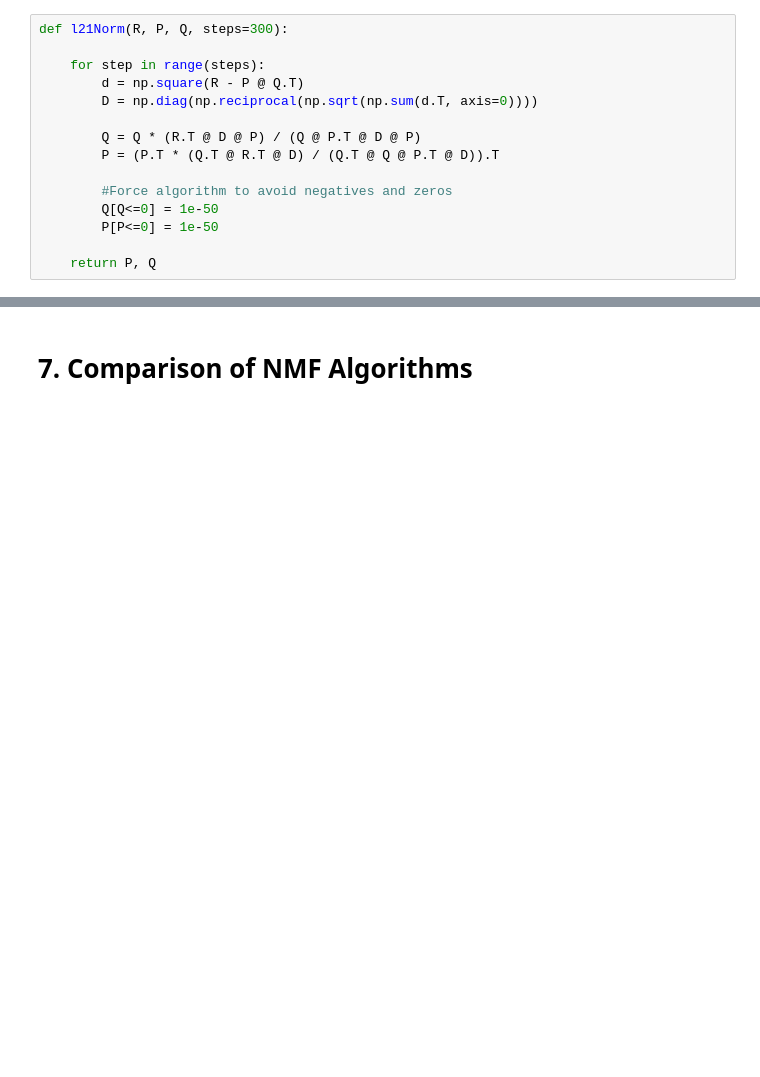
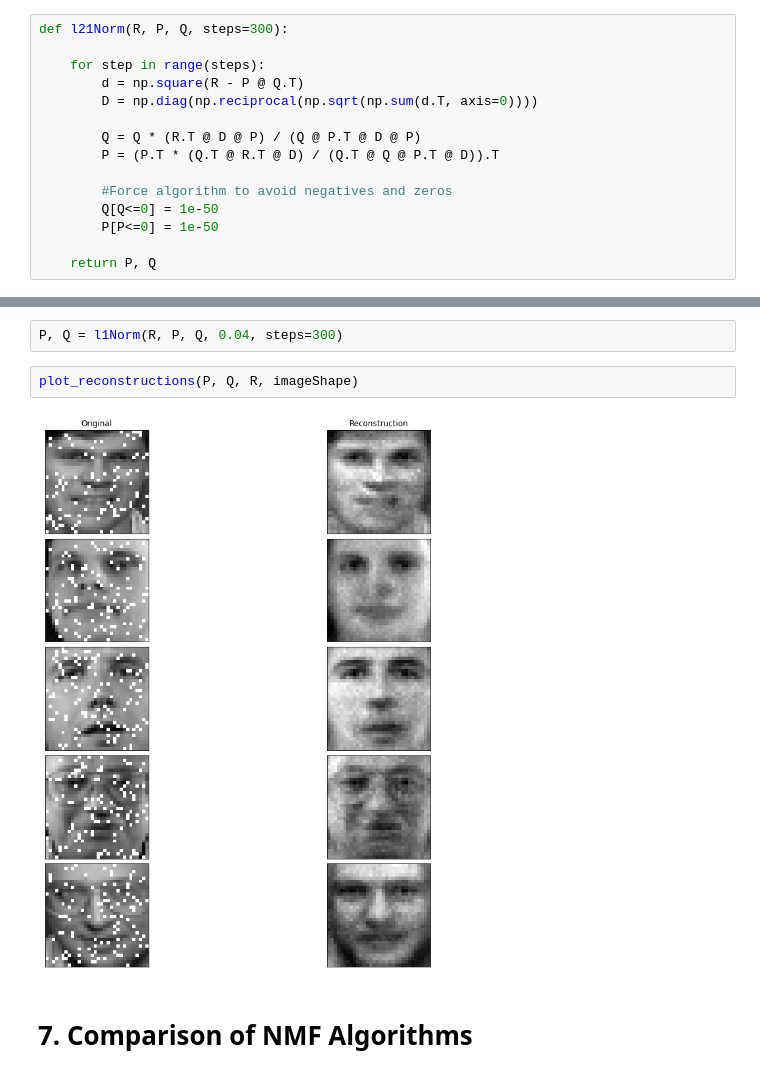
Before and after one commit to alexmarsian/FashionMNISTSample, a Jupyter notebook: NMF/nmf.ipynb, the cells around one changed output, grey strips where cells are left out. Drawn from its saved outputs; the diff is of its cells as text; blank space fills up the shorter version.

```diff
--- a/NMF/nmf.ipynb
+++ b/NMF/nmf.ipynb
@@ -553,3 +644,9 @@ def l21Norm(R, P, Q, steps=300):
+# %%
+P, Q = l1Norm(R, P, Q, 0.04, steps=300)
+# %%
+plot_reconstructions(P, Q, R, imageShape)
+# %% [output]
+[figure, added]
 # %% [markdown]
 # 7. Comparison of NMF Algorithms
 # %% [markdown]
```
Also changed, not shown: parts of 28 cells of this notebook, 3 other files.
